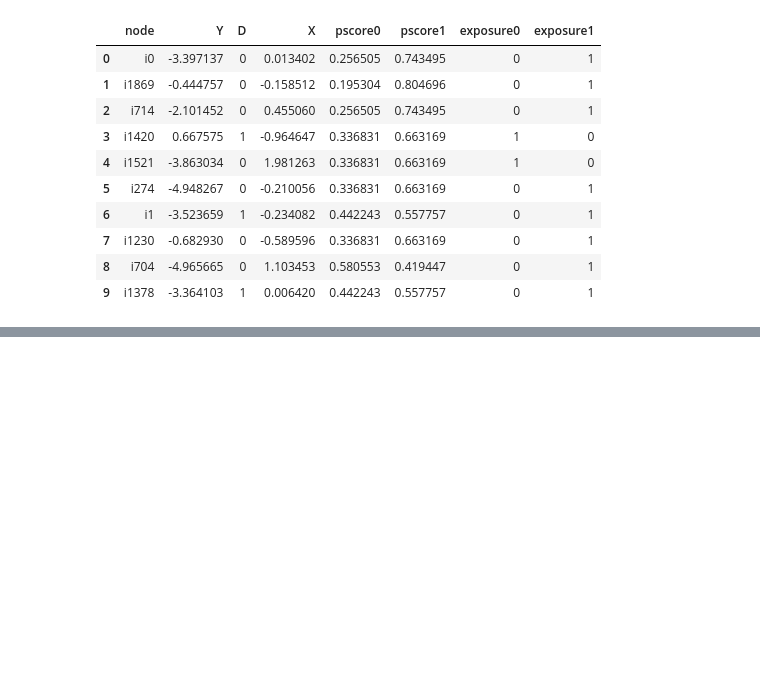
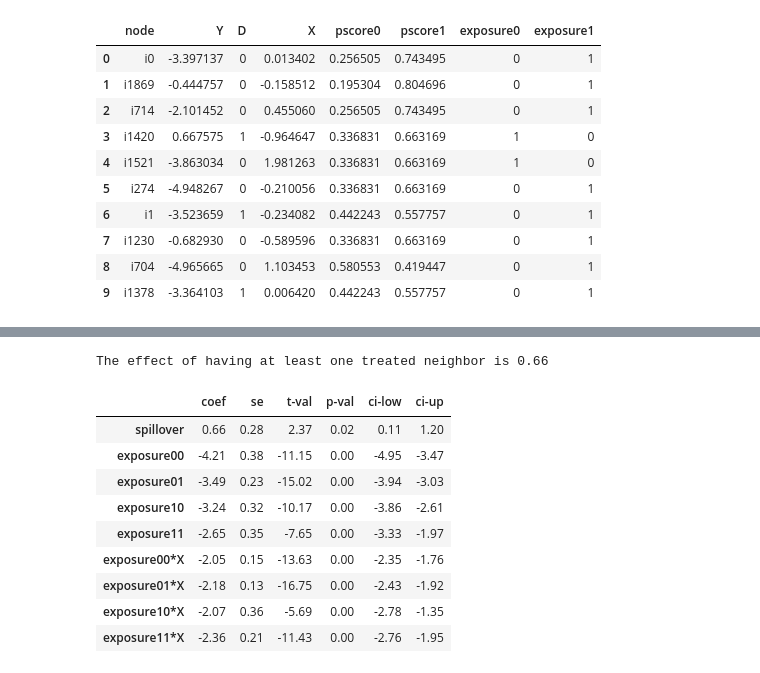
Before and after one commit to pabloestradac/spillover-effects, a Jupyter notebook: example.ipynb, the cells around one changed output, grey strips where cells are left out. Drawn from its saved outputs; the diff is of its cells as text; code cells hidden in the pictures; blank space fills up the shorter version.

```diff
--- a/example.ipynb
+++ b/example.ipynb
@@ -91,5 +91,6 @@ data.iloc[:10]
 | 9 | i1378 | -3.364103 | 1 | 0.006420 | 0.442243 | 0.557757 | 0 | 1 |
 # %%
 # 4. Create kernel matrix for HAC standard errors
+# Element i,j is 1 if the lenght of the shortest path between i and j is less than or equal to bandwidth
 bandwidth = 3
-distances = utils.kernel(A, bandwidth)
+distances = spef.utils.kernel(A, bandwidth)
@@ -115,0 +202,20 @@ Warning: 38 observations have propensity scores outside (0.01, 0.99)
+# %%
+# Spillover Effect (including covariate)
+wls_results = spef.WLS('Y',
+                       ['exposure00', 'exposure01', 'exposure10', 'exposure11'],
+                       ['pscore00', 'pscore01', 'pscore10', 'pscore11'],
+                       data, kernel_weights=distances, name_x='X', contrast='spillover')
+print('The effect of having at least one treated neighbor is {:.2f}'.format(wls_results.summary.iloc[0,0]))
+wls_results.summary.round(2)
+# %% [output]
+The effect of having at least one treated neighbor is 0.66
+|  | coef | se | t-val | p-val | ci-low | ci-up |
+| spillover | 0.66 | 0.28 | 2.37 | 0.02 | 0.11 | 1.20 |
+| exposure00 | -4.21 | 0.38 | -11.15 | 0.00 | -4.95 | -3.47 |
+| exposure01 | -3.49 | 0.23 | -15.02 | 0.00 | -3.94 | -3.03 |
+| exposure10 | -3.24 | 0.32 | -10.17 | 0.00 | -3.86 | -2.61 |
+| exposure11 | -2.65 | 0.35 | -7.65 | 0.00 | -3.33 | -1.97 |
+| exposure00*X | -2.05 | 0.15 | -13.63 | 0.00 | -2.35 | -1.76 |
+| exposure01*X | -2.18 | 0.13 | -16.75 | 0.00 | -2.43 | -1.92 |
+| exposure10*X | -2.07 | 0.36 | -5.69 | 0.00 | -2.78 | -1.35 |
+| exposure11*X | -2.36 | 0.21 | -11.43 | 0.00 | -2.76 | -1.95 |
```
Also changed, not shown: parts of 18 cells of this notebook.
